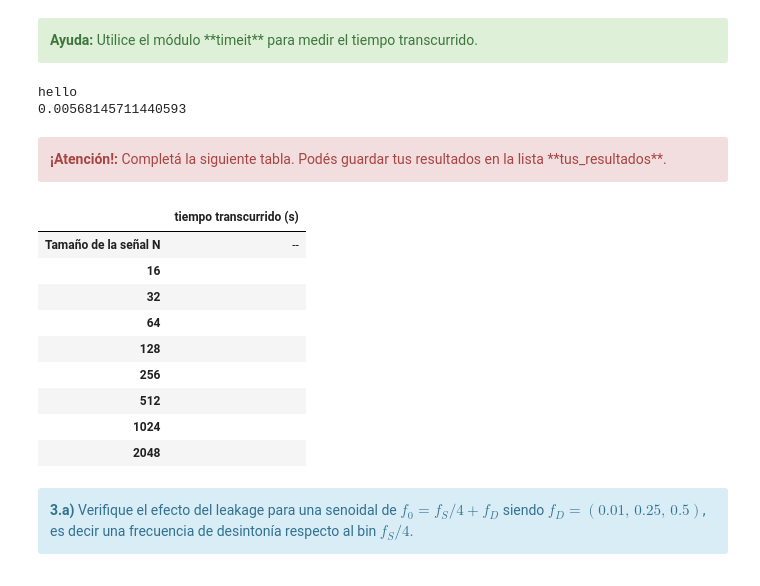
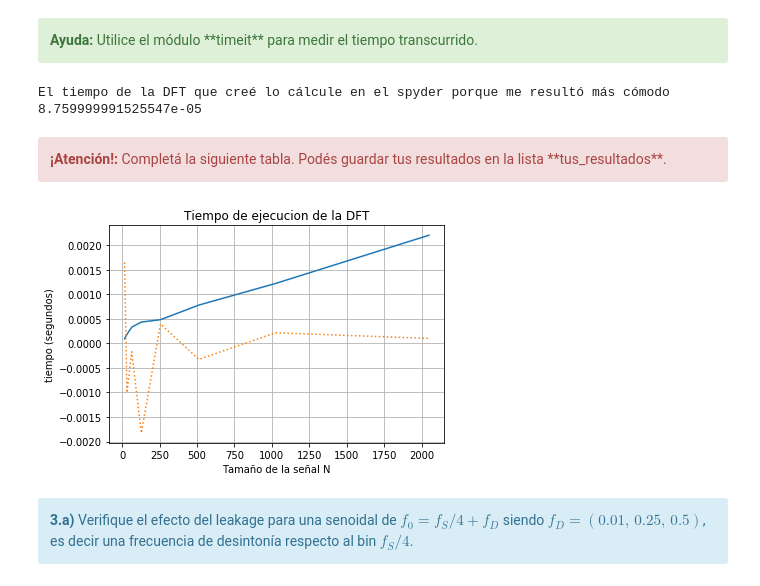
Before and after one commit to yaninacorsaro/PDS, a Jupyter notebook: TP1 - Muestreo de señales - Forurier.ipynb, the cells around one changed output. Saved outputs shown, nothing was run; the diff lists cells and outputs as text; code cells hidden in the pictures.

```diff
--- a/TP1 - Muestreo de señales - Forurier.ipynb
+++ b/TP1 - Muestreo de señales - Forurier.ipynb
@@ -212,12 +271,12 @@ plt.show()
 import timeit
 
 the_start = timeit.timeit()
-print("hello")
+print("El tiempo de la DFT que creé lo cálcule en el spyder porque me resultó más cómodo")
 the_end = timeit.timeit()
 print(the_start - the_end)
 # %% [output]
-hello
-0.00568145711440593
+El tiempo de la DFT que creé lo cálcule en el spyder porque me resultó más cómodo
+8.759999991525547e-05
 # %% [markdown]
 <div class="alert alert-block alert-danger">
 <b>¡Atención!:</b> Completá la siguiente tabla. Podés guardar tus resultados en la lista **tus_resultados**.
@@ -225,44 +284,70 @@ hello
 # %%
 from pandas import DataFrame
 from IPython.display import HTML
 
-#######################################
-# Tu simulación que genere resultados #
-#######################################
 
-tus_resultados = [ ['--'],
-                   [''], # <-- acá debería haber numeritos :)
-                   [''], # <-- acá debería haber numeritos :)
-                   [''], # <-- acá debería haber numeritos :)
-                   [''], # <-- acá debería haber numeritos :)
-                   [''], # <-- acá debería haber numeritos :)
-                   [''], # <-- acá debería haber numeritos :)
-                   [''], # <-- acá debería haber numeritos :)
-                   ['']  # <-- acá debería haber numeritos :)
+# Algoritomo para calcular el tiempo de la fft de scipy
+
+
+fs = 100 # Hz
+a0 = 1       # Volts
+p0 = np.pi/4  # radianes
+f0 = 10    # Hz
+dt = 1/(fs)
+nn = [
+                      16,
+                      32,
+                      64,
+                      128,
+                      256,
+                      512,
+                      1024,
+                      2048
+                     ]
+
+time = []
+
+for N in nn:
+
+    tt, y= mi_funcion_sen( vmax=a0 , dc=0 , ff=f0 , ph=p0, nn=N , fs=fs )
+
+    the_start = timeit.timeit()
+    fft1 = fft(y)
+    the_end = timeit.timeit()
+    time.append(the_end-the_start)
+
+
+
+tus_resultados = [
+                   [9.43000004554051e-05], # <-- acá debería haber numeritos :)
+                   [0.00018519999957788968], # <-- acá debería haber numeritos :)
+                   [0.0003310000001874869], # <-- acá debería haber numeritos :)
+                   [0.0004346000005170936], # <-- acá debería haber numeritos :)
+                   [0.0004833000011785771], # <-- acá debería haber numeritos :)
+                   [0.0007810000006429618], # <-- acá debería haber numeritos :)
+                   [0.0012214999997013365], # <-- acá debería haber numeritos :)
+                   [0.0022042000000510598]  # <-- acá debería haber numeritos :)
                  ]
 df = DataFrame(tus_resultados, columns=['tiempo transcurrido (s)'],
-               index=['Tamaño de la señal N',
+               index=[
                       16,
                       32,
                       64,
                       128,
                       256,
                       512,
                       1024,
                       2048
                      ])
 HTML(df.to_html())
+
+fig, ax = plt.subplots()
+ax.plot(df.index, df['tiempo transcurrido (s)'], "-", nn, time, ":")
+ax.set(xlabel='Tamaño de la señal N', ylabel='tiempo (segundos)',title='Tiempo de ejecucion de la DFT')
+ax.grid()
+plt.show()
 # %% [output]
-|  | tiempo transcurrido (s) |
-| Tamaño de la señal N | -- |
-| 16 |  |
-| 32 |  |
-| 64 |  |
-| 128 |  |
-| 256 |  |
-| 512 |  |
-| 1024 |  |
-| 2048 |  |
+[figure, added]
 # %% [markdown]
 <div class="alert alert-block alert-info">
 <b>3.a)</b> Verifique el efecto del leakage para una senoidal de $f_0 = f_S/4 + f_D$ siendo $f_D = (0.01,\, 0.25,\, 0.5)$, es decir una frecuencia de desintonía respecto al bin $f_S/4$.
```
Also changed, not shown: parts of 1 cell of this notebook, 1 other file.
